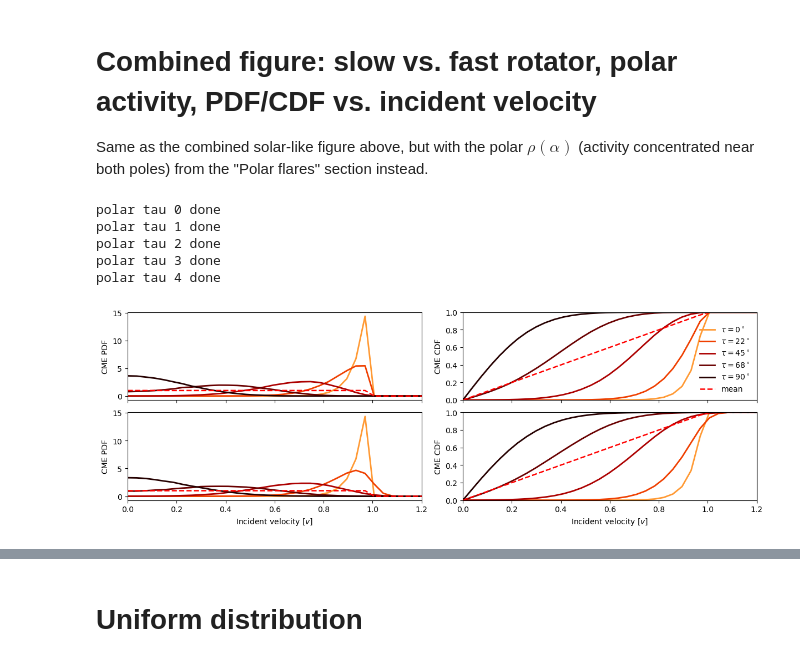
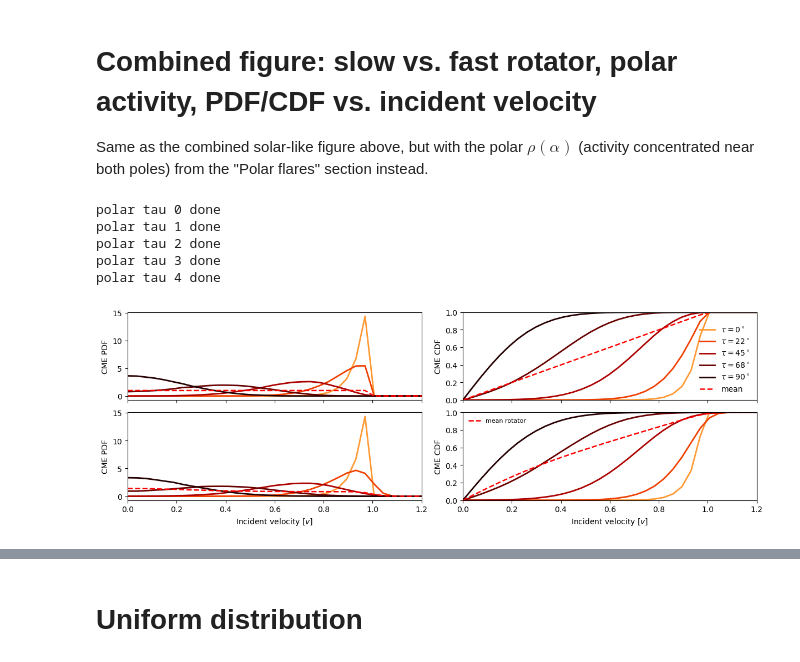
Before and after one commit to demichieldewilde/CME_distribution, a Jupyter notebook: CME_distribution_rotation.ipynb, the cells around one changed output, grey strips where cells are left out. Drawn from its saved outputs; the diff is of its cells as text; code cells hidden in the pictures.

```diff
--- a/CME_distribution_rotation.ipynb
+++ b/CME_distribution_rotation.ipynb
@@ -622,6 +632,11 @@ pdf_fast_p = np.array([d / np.trapz(d, dops_grid) for d in dens_fast_polar])
 cdf_slow_p = np.array([cdf_from_pdf(dops_grid, p) for p in pdf_slow_p])
 cdf_fast_p = np.array([cdf_from_pdf(dops_grid, p) for p in pdf_fast_p])
 
+# fast-rotator row: same sin(tau)-weighted "mean over random rotation-axis orientation" as the
+# solar-like figure above, computed from the polar-activity curves instead.
+pdf_mean_fast_p = np.average(pdf_fast_p, axis=0, weights=np.sin(Taus))
+cdf_mean_fast_p = cdf_from_pdf(dops_grid, pdf_mean_fast_p)
+
 fig, axes = plt.subplots(2, 2, figsize=(12, 4), sharex=True, constrained_layout=True)
 for i, tau in enumerate(Taus):
     col = colors[i]
@@ -629,36 +644,37 @@ for i, tau in enumerate(Taus):
     axes[0, 0].plot(dops_grid, pdf_slow_p[i], lw=2, color=col)
     axes[0, 1].plot(dops_grid, cdf_slow_p[i], lw=2, color=col, label=lab)
     axes[1, 0].plot(dops_grid, pdf_fast_p[i], lw=2, color=col)
     axes[1, 1].plot(dops_grid, cdf_fast_p[i], lw=2, color=col)
 
 axes[0, 0].plot(dops_grid, pdf_mean_ref, "--", color="red", lw=1.8)
-axes[1, 0].plot(dops_grid, pdf_mean_ref, "--", color="red", lw=1.8)
+axes[1, 0].plot(dops_grid, pdf_mean_fast_p, "--", color="red", lw=1.8)
 axes[0, 1].plot(dops_grid, cdf_mean_ref, "--", color="red", lw=1.8, label="mean")
-axes[1, 1].plot(dops_grid, cdf_mean_ref, "--", color="red", lw=1.8)
+axes[1, 1].plot(dops_grid, cdf_mean_fast_p, "--", color="red", lw=1.8, label="mean rotator")
 
 axes[0, 0].set_ylabel("CME PDF")
 axes[1, 0].set_ylabel("CME PDF")
 axes[0, 1].set_ylabel("CME CDF")
 axes[1, 1].set_ylabel("CME CDF")
 axes[1, 0].set_xlabel("Incident velocity [$v$]")
 axes[1, 1].set_xlabel("Incident velocity [$v$]")
 
 for ax in axes[:, 1]:
     ax.set_ylim(0, 1)
 for ax in axes.ravel():
     ax.set_xlim(0, 1.2)
 
 axes[0, 1].legend(frameon=False)
+axes[1, 1].legend(frameon=False, fontsize=8)
 
 plt.savefig(FIGURES_DIR / "CME_dist_rotation_polar_slow_vs_fast.pdf")
 plt.show()
 # %% [output]
 polar tau 0 done
 polar tau 1 done
 polar tau 2 done
 polar tau 3 done
 polar tau 4 done
-[figure, old version]
+[figure, new version]
 # %% [markdown]
 old with only 20 points:
 
```
Also changed, not shown: parts of 1 cell of this notebook, 2 other files.
